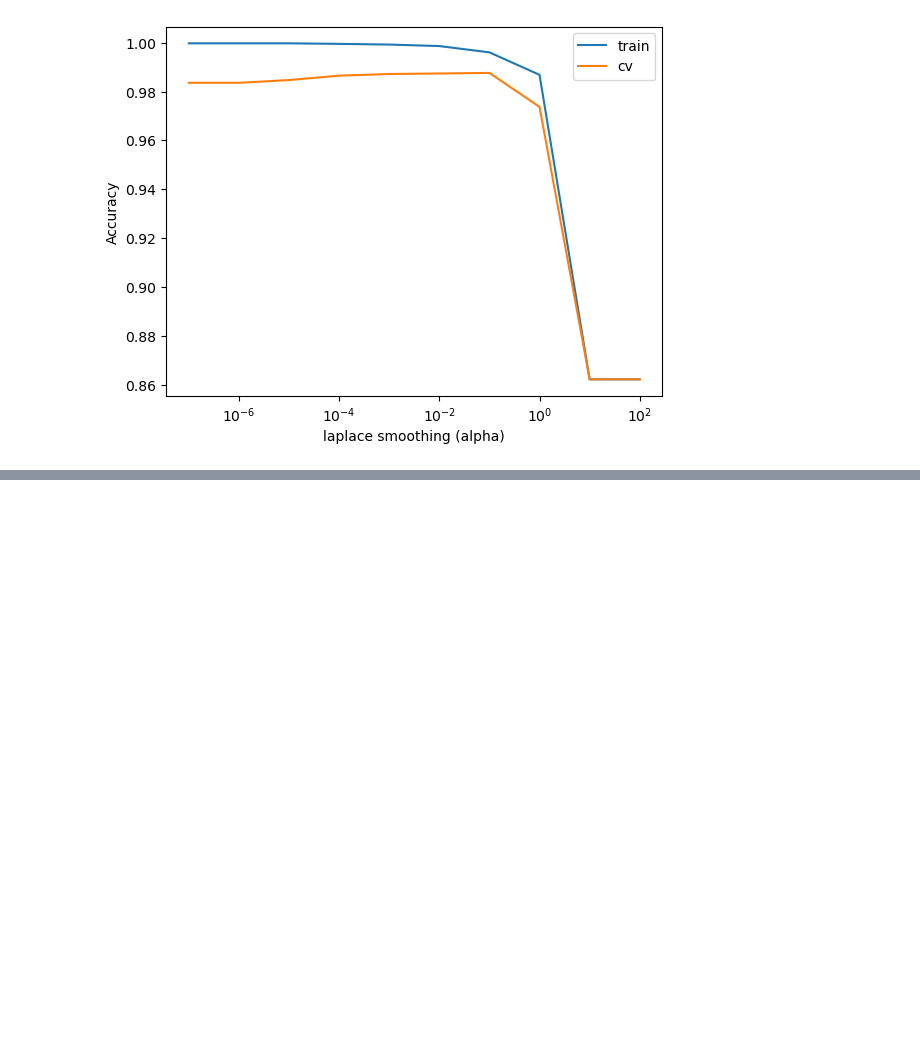
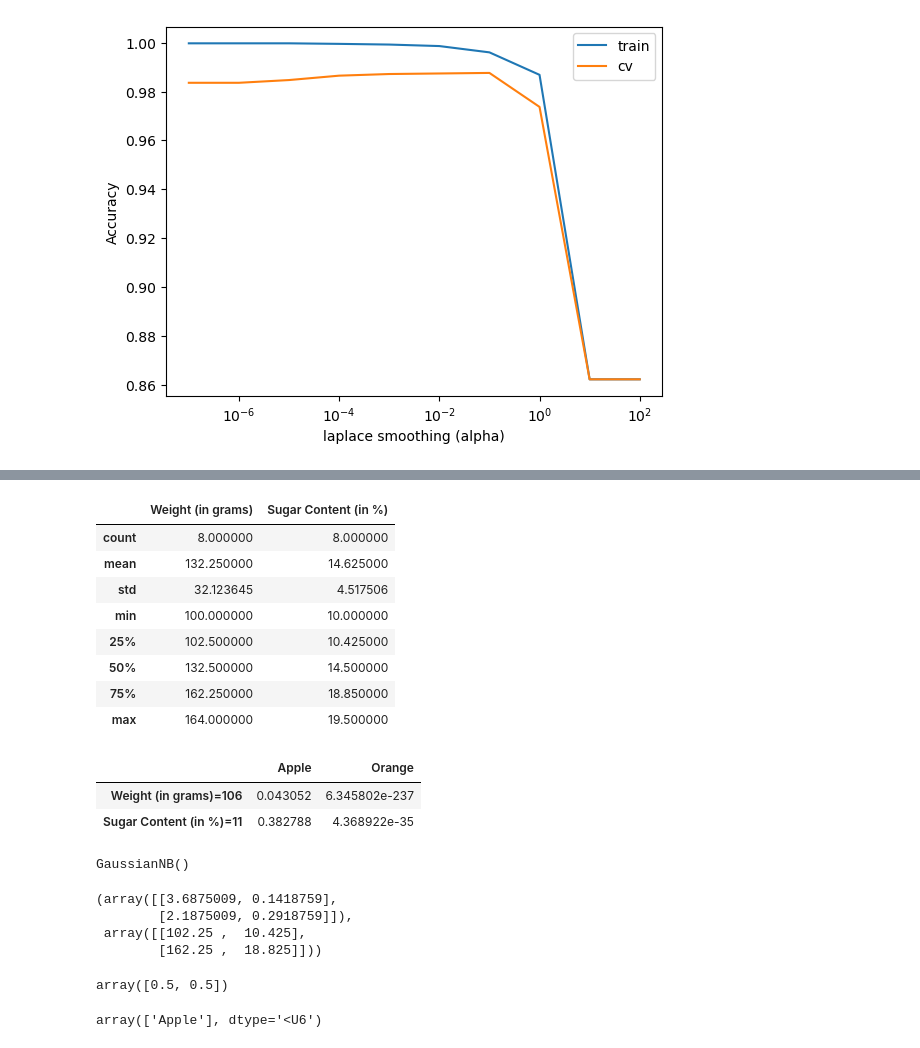
Before and after one commit to canadasung/ml_in_python, a Jupyter notebook: naive_bayes_class.ipynb, the cells around one changed output, grey strips where cells are left out. Saved outputs shown, nothing was run; the diff lists cells and outputs as text; code cells hidden in the pictures; blank space fills up the shorter version.

```diff
--- a/naive_bayes_class.ipynb
+++ b/naive_bayes_class.ipynb
@@ -151,0 +172,12 @@ plt.ylabel("Accuracy");
+# %%
+df.describe()
+# %% [output]
+|  | Weight (in grams) | Sugar Content (in %) |
+| count | 8.000000 | 8.000000 |
+| mean | 132.250000 | 14.625000 |
+| std | 32.123645 | 4.517506 |
+| min | 100.000000 | 10.000000 |
+| 25% | 102.500000 | 10.425000 |
+| 50% | 132.500000 | 14.500000 |
+| 75% | 162.250000 | 18.850000 |
+| max | 164.000000 | 19.500000 |
@@ -151,0 +202,28 @@ plt.ylabel("Accuracy");
+# %%
+pd.DataFrame(likelihoods)
+# %% [output]
+|  | Apple | Orange |
+| Weight (in grams)=106 | 0.043052 | 6.345802e-237 |
+| Sugar Content (in %)=11 | 0.382788 | 4.368922e-35 |
+# %%
+from sklearn.naive_bayes import GaussianNB
+
+model = GaussianNB()
+model.fit(X_toy.values, y_toy)
+# %% [output]
+GaussianNB()
+# %%
+model.var_, model.theta_
+# %% [output]
+(array([[3.6875009, 0.1418759],
+        [2.1875009, 0.2918759]]),
+ array([[102.25 ,  10.425],
+        [162.25 ,  18.825]]))
+# %%
+model.class_prior_
+# %% [output]
+array([0.5, 0.5])
+# %%
+model.predict([[106.0, 11.0]])
+# %% [output]
+array(['Apple'], dtype='<U6')
```
Also changed, not shown: parts of 8 cells of this notebook.
